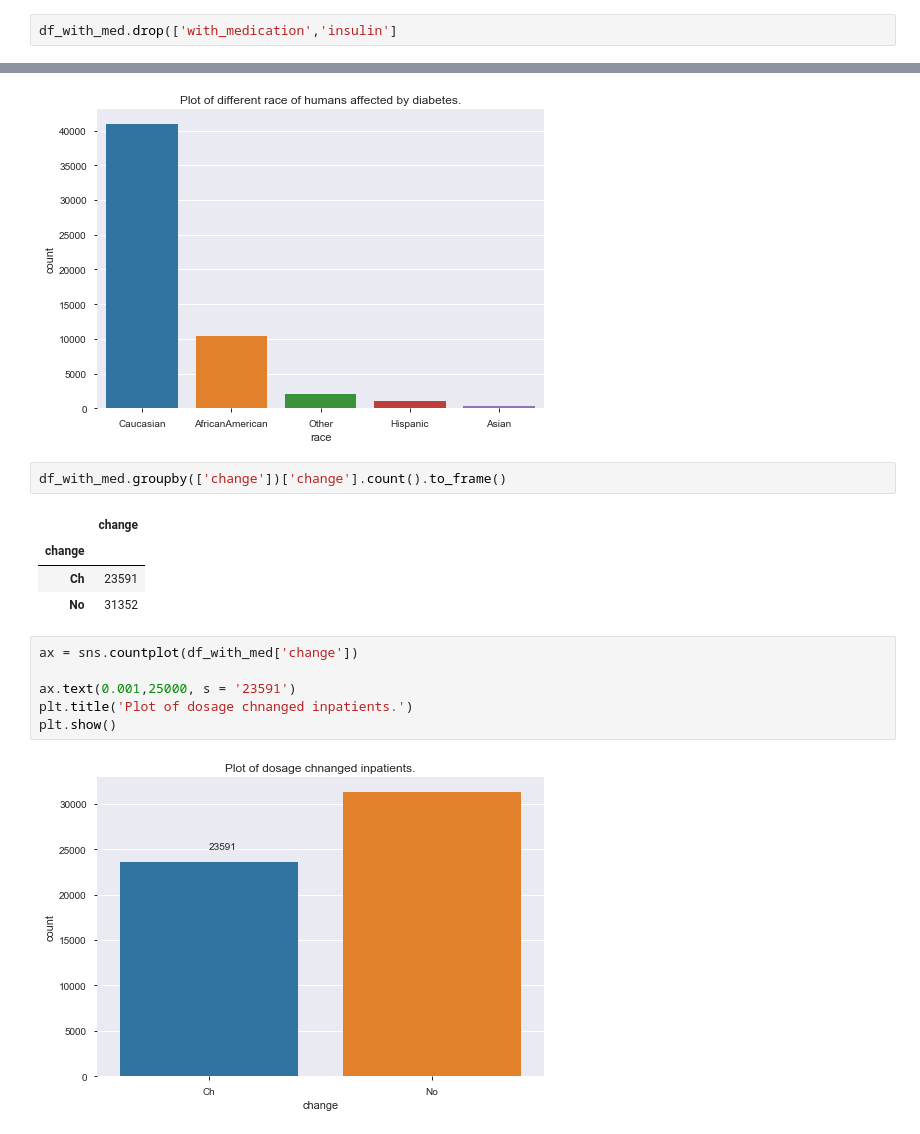
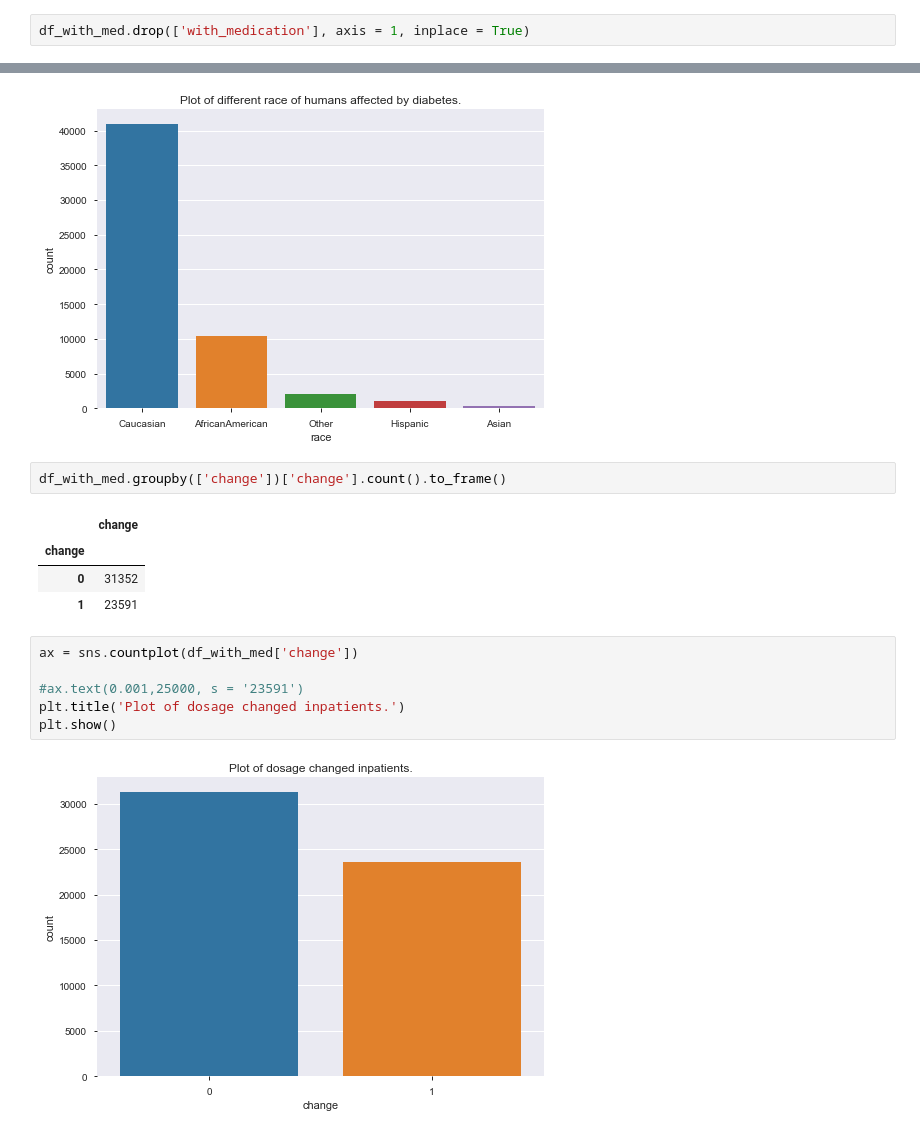
Before and after one commit to gauravkantrod/GLProject, a Jupyter notebook: Diabetes.ipynb, the cells around one changed output, grey strips where cells are left out. Saved outputs shown, nothing was run; the diff lists cells and outputs as text.

```diff
--- a/Diabetes.ipynb
+++ b/Diabetes.ipynb
@@ -500,7 +506,7 @@ df_with_med.head(10)
 | 17 | 84222 | None | None | 0 | No | Yes | 0 | 108662661 | ... |
 10 rows × 27 columns
 # %%
-df_with_med.drop(['with_medication','insulin']
+df_with_med.drop(['with_medication'], axis = 1, inplace = True)
 # %%
 df_with_med['gender'] = df_with_med['gender'].replace('Male',1)
 df_with_med['gender'] = df_with_med['gender'].replace('Female',0)
@@ -710,15 +746,15 @@ df_with_med.groupby(['change'])['change'].count().to_frame()
 # %% [output]
 |  | change |
 | change |  |
-| Ch | 23591 |
-| No | 31352 |
+| 0 | 31352 |
+| 1 | 23591 |
 # %%
 ax = sns.countplot(df_with_med['change'])
 
-ax.text(0.001,25000, s = '23591')
-plt.title('Plot of dosage chnanged inpatients.')
+#ax.text(0.001,25000, s = '23591')
+plt.title('Plot of dosage changed inpatients.')
 plt.show()
 # %% [output]
-[figure, old version]
+[figure, new version]
 # %%
 df = df_with_med.groupby('patient_nbr')['encounter_id'].count()
```
Also changed, not shown: parts of 40 cells of this notebook, 2 other files.
